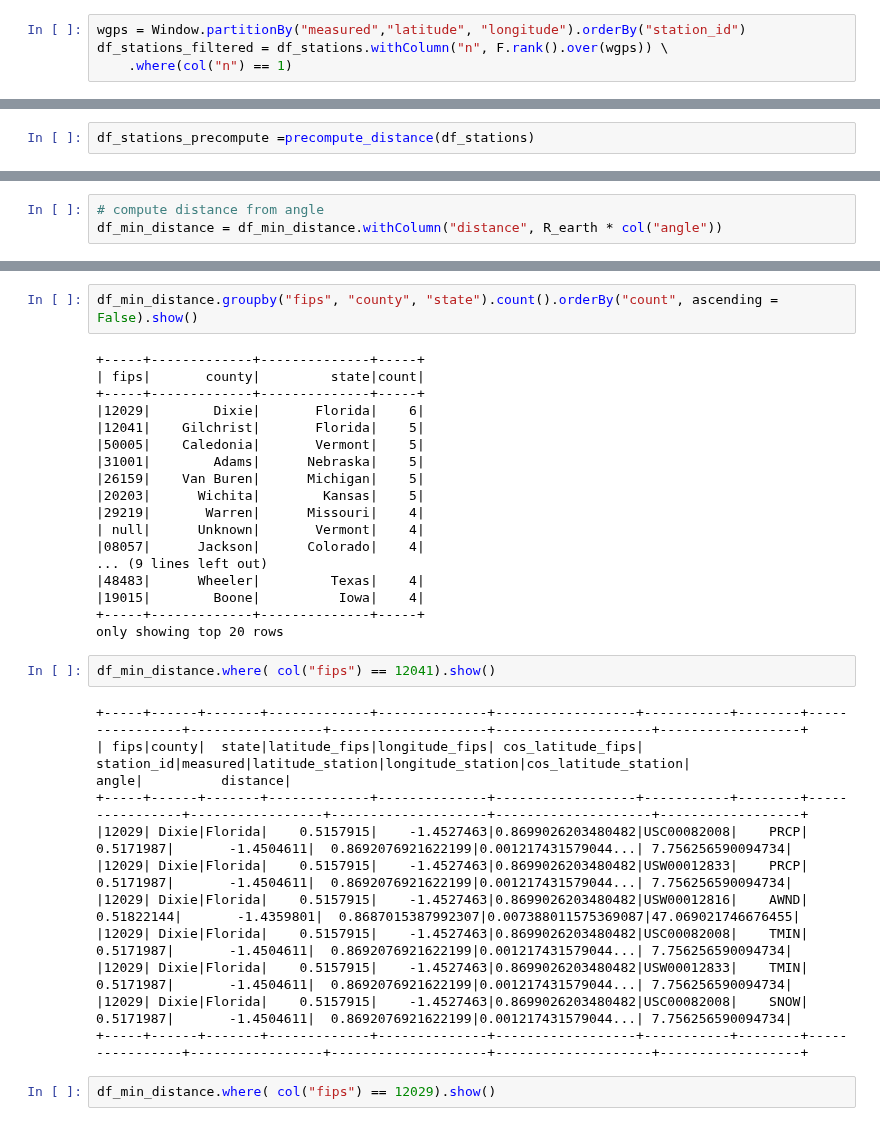
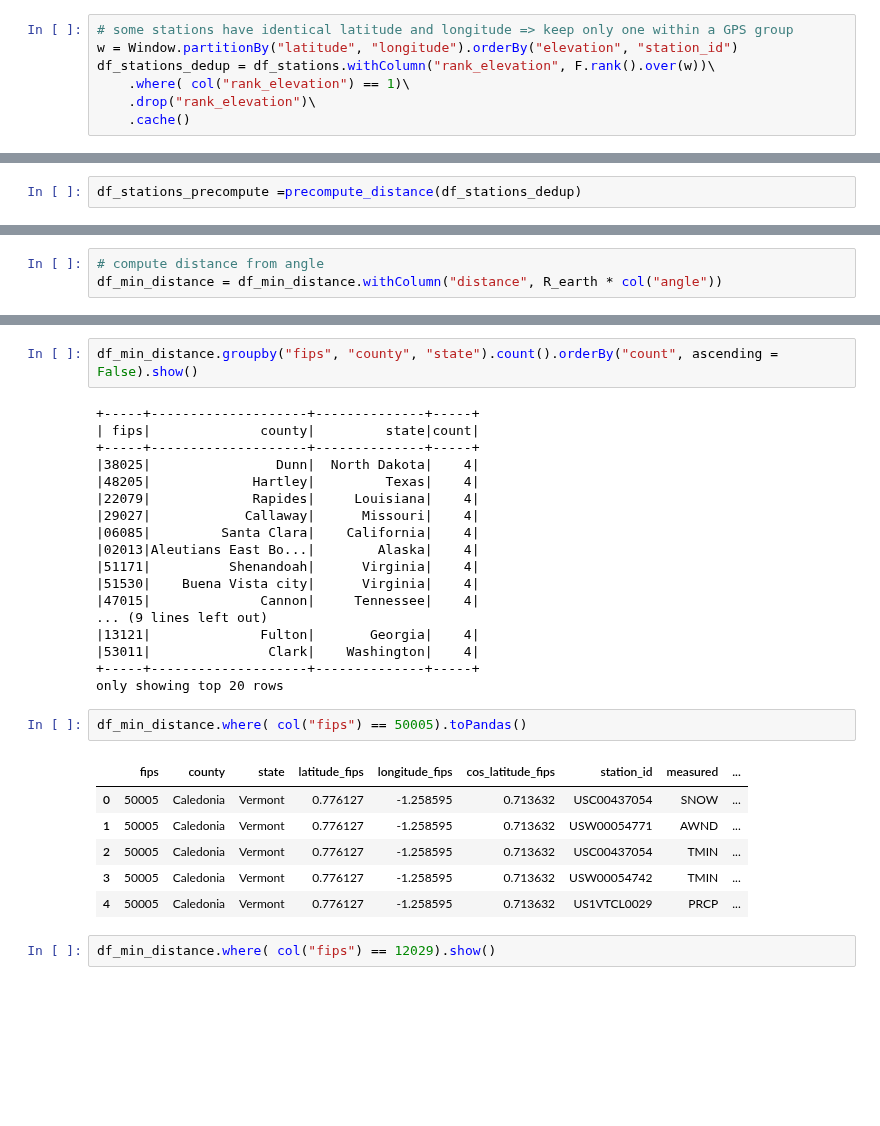
Before and after one commit to severine-baudry/capstone_data_engineer, a Jupyter notebook: map_fips_GPS.ipynb, the cells around one changed output, grey strips where cells are left out. Cells and saved outputs as stored; diff of their text form; blank space fills up the shorter version.

Commit message:
filter stations to ensure that no 2 stations have identical latitude and longitude

```diff
--- a/map_fips_GPS.ipynb
+++ b/map_fips_GPS.ipynb
@@ -106,6 +106,9 @@ raw_stations.count()
 # %% [output]
 118492
 # %%
-wgps = Window.partitionBy("measured","latitude", "longitude").orderBy("station_id")
-df_stations_filtered = df_stations.withColumn("n", F.rank().over(wgps)) \
-    .where(col("n") == 1)
+# some stations have identical latitude and longitude => keep only one within a GPS group
+w = Window.partitionBy("latitude", "longitude").orderBy("elevation", "station_id")
+df_stations_dedup = df_stations.withColumn("rank_elevation", F.rank().over(w))\
+    .where( col("rank_elevation") == 1)\
+    .drop("rank_elevation")\
+    .cache()
@@ -217,7 +144,7 @@ def precompute_distance(l_ref : DataFrame) -> DataFrame:
     print(type(l_ref))
     return l_ref
 # %%
-df_stations_precompute =precompute_distance(df_stations)
+df_stations_precompute =precompute_distance(df_stations_dedup)
 # %% [output]
 <class 'pyspark.sql.dataframe.DataFrame'>
 # %%
@@ -403,36 +330,32 @@ Wall time: 2min 43s
 # %%
 df_min_distance.groupby("fips", "county", "state").count().orderBy("count", ascending = False).show()
 # %% [output]
-+-----+-------------+--------------+-----+
-| fips|       county|         state|count|
-+-----+-------------+--------------+-----+
-|12029|        Dixie|       Florida|    6|
-|12041|    Gilchrist|       Florida|    5|
-|50005|    Caledonia|       Vermont|    5|
-|31001|        Adams|      Nebraska|    5|
-|26159|    Van Buren|      Michigan|    5|
-|20203|      Wichita|        Kansas|    5|
-|29219|       Warren|      Missouri|    4|
-| null|      Unknown|       Vermont|    4|
-|08057|      Jackson|      Colorado|    4|
++-----+--------------------+--------------+-----+
+| fips|              county|         state|count|
++-----+--------------------+--------------+-----+
+|38025|                Dunn|  North Dakota|    4|
+|48205|             Hartley|         Texas|    4|
+|22079|             Rapides|     Louisiana|    4|
+|29027|            Callaway|      Missouri|    4|
+|06085|         Santa Clara|    California|    4|
+|02013|Aleutians East Bo...|        Alaska|    4|
+|51171|          Shenandoah|      Virginia|    4|
+|51530|    Buena Vista city|      Virginia|    4|
+|47015|              Cannon|     Tennessee|    4|
 ... (9 lines left out)
-|48483|      Wheeler|         Texas|    4|
-|19015|        Boone|          Iowa|    4|
-+-----+-------------+--------------+-----+
+|13121|              Fulton|       Georgia|    4|
+|53011|               Clark|    Washington|    4|
++-----+--------------------+--------------+-----+
 only showing top 20 rows
 # %%
-df_min_distance.where( col("fips") == 12041).show()
+df_min_distance.where( col("fips") == 50005).toPandas()
 # %% [output]
-+-----+------+-------+-------------+--------------+------------------+-----------+--------+----------------+-----------------+--------------------+--------------------+------------------+
-| fips|county|  state|latitude_fips|longitude_fips| cos_latitude_fips| station_id|measured|latitude_station|longitude_station|cos_latitude_station|               angle|          distance|
-+-----+------+-------+-------------+--------------+------------------+-----------+--------+----------------+-----------------+--------------------+--------------------+------------------+
-|12029| Dixie|Florida|    0.5157915|    -1.4527463|0.8699026203480482|USC00082008|    PRCP|       0.5171987|       -1.4504611|  0.8692076921622199|0.001217431579044...| 7.756256590094734|
-|12029| Dixie|Florida|    0.5157915|    -1.4527463|0.8699026203480482|USW00012833|    PRCP|       0.5171987|       -1.4504611|  0.8692076921622199|0.001217431579044...| 7.756256590094734|
-|12029| Dixie|Florida|    0.5157915|    -1.4527463|0.8699026203480482|USW00012816|    AWND|      0.51822144|       -1.4359801|  0.8687015387992307|0.007388011575369087|47.069021746676455|
-|12029| Dixie|Florida|    0.5157915|    -1.4527463|0.8699026203480482|USC00082008|    TMIN|       0.5171987|       -1.4504611|  0.8692076921622199|0.001217431579044...| 7.756256590094734|
-|12029| Dixie|Florida|    0.5157915|    -1.4527463|0.8699026203480482|USW00012833|    TMIN|       0.5171987|       -1.4504611|  0.8692076921622199|0.001217431579044...| 7.756256590094734|
-|12029| Dixie|Florida|    0.5157915|    -1.4527463|0.8699026203480482|USC00082008|    SNOW|       0.5171987|       -1.4504611|  0.8692076921622199|0.001217431579044...| 7.756256590094734|
-+-----+------+-------+-------------+--------------+------------------+-----------+--------+----------------+-----------------+--------------------+--------------------+------------------+
+|  | fips | county | state | latitude_fips | longitude_fips | cos_latitude_fips | station_id | measured | ... |
+| 0 | 50005 | Caledonia | Vermont | 0.776127 | -1.258595 | 0.713632 | USC00437054 | SNOW | ... |
+| 1 | 50005 | Caledonia | Vermont | 0.776127 | -1.258595 | 0.713632 | USW00054771 | AWND | ... |
+| 2 | 50005 | Caledonia | Vermont | 0.776127 | -1.258595 | 0.713632 | USC00437054 | TMIN | ... |
+| 3 | 50005 | Caledonia | Vermont | 0.776127 | -1.258595 | 0.713632 | USW00054742 | TMIN | ... |
+| 4 | 50005 | Caledonia | Vermont | 0.776127 | -1.258595 | 0.713632 | US1VTCL0029 | PRCP | ... |
 # %%
 df_min_distance.where( col("fips") == 12029).show()
 # %% [output]
```
Also changed, not shown: parts of 16 cells of this notebook.
